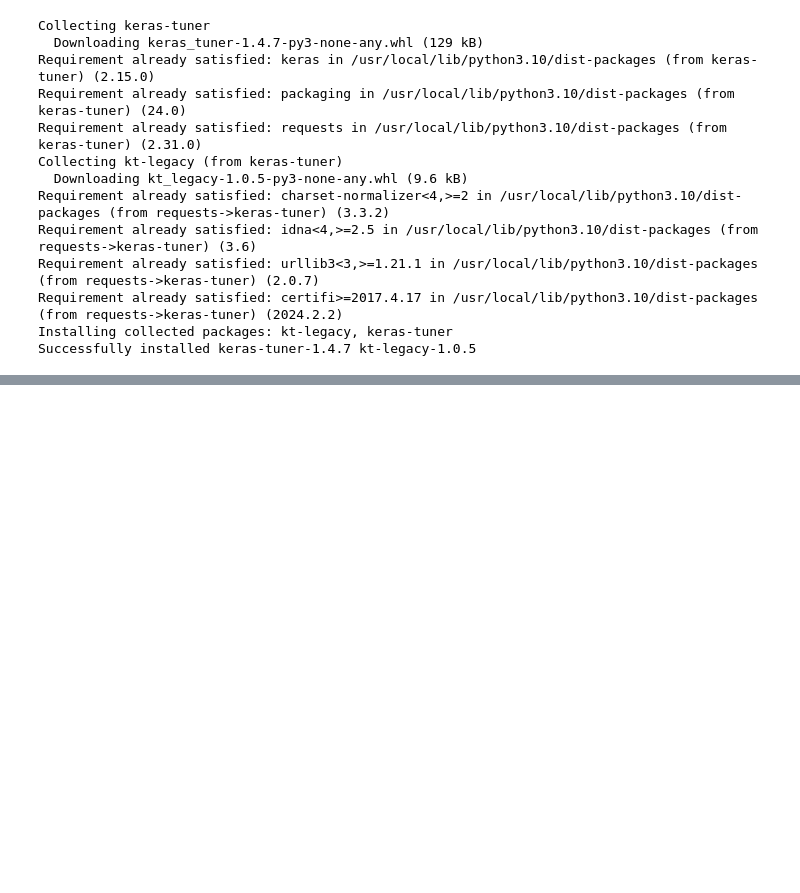
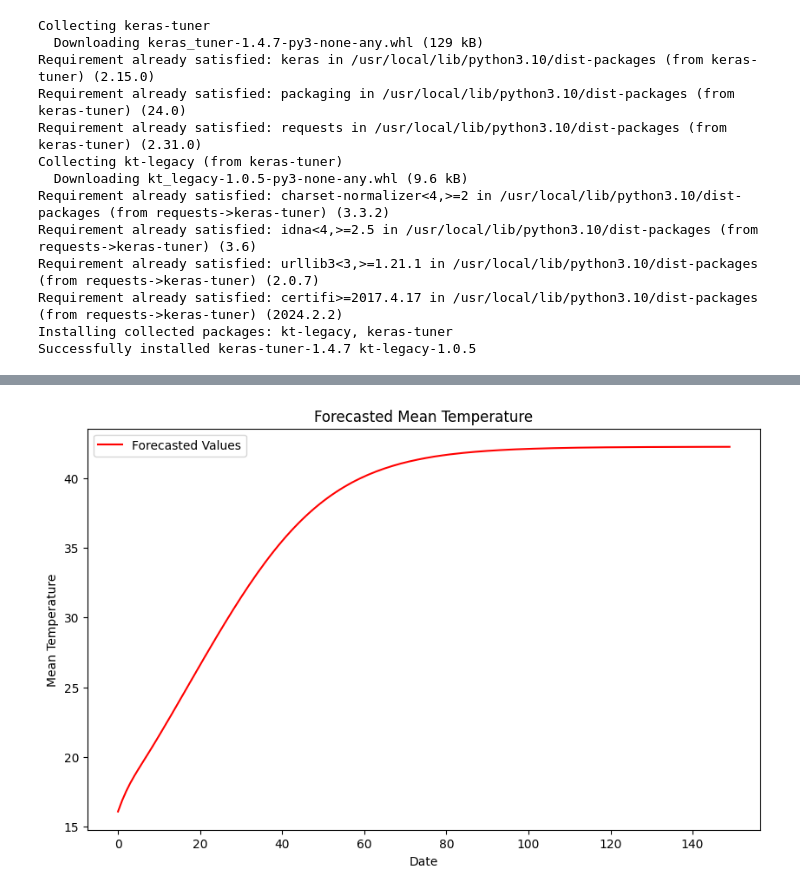
Before and after one commit to Rodizo/CS231N-Standford, a Jupyter notebook: Untitled12.ipynb, the cells around one changed output, grey strips where cells are left out. Drawn from its saved outputs; the diff is of its cells as text; code cells hidden in the pictures; blank space fills up the shorter version.

```diff
--- a/Untitled12.ipynb
+++ b/Untitled12.ipynb
@@ -184,0 +372,44 @@ Successfully installed keras-tuner-1.4.7 kt-legacy-1.0.5
+# %%
+import pandas as pd
+
+# Number of months to forecast
+num_months = 5
+
+# Prepare data for forecasting
+last_known_date = data.index[-1]  # Assuming the last date in your dataset is the most recent
+forecast_start_date = last_known_date + pd.DateOffset(days=1)
+forecast_end_date = forecast_start_date + pd.DateOffset(months=num_months)
+forecast_dates = pd.date_range(forecast_start_date, forecast_end_date, freq='D')
+
+# Initialize an array to store forecasted values
+forecasted_values = []
+
+# Normalize the last known values for input to the model
+last_known_values = data_scaled[-look_back:].reshape(1, look_back, n_features)
+
+# Forecast future values iteratively
+for _ in range(num_months * 30):  # Assuming 30 days per month
+    # Predict the next value using the model
+    next_value = model.predict(last_known_values)
+    forecasted_values.append(next_value[0, 0])
+
+    # Update last known values for the next prediction
+    last_known_values = np.roll(last_known_values, -1)
+    last_known_values[-1, -1, 0] = next_value
+
+# Inverse transform the forecasted values to their original scale
+forecasted_df = scaler.inverse_transform(np.array(forecasted_values).reshape(-1, 1))
+
+# Create a DataFrame with forecasted values and corresponding dates
+
+#forecast_df.set_index('Date', inplace=True)
+
+# Plot the forecasted values
+plt.figure(figsize=(10, 6))
+plt.plot(forecast_df.index, forecast_df['Forecasted_MeanTemp'], label='Forecasted Values', color='red')
+plt.title('Forecasted Mean Temperature')
+plt.xlabel('Date')
+plt.ylabel('Mean Temperature')
+plt.legend()
+plt.show()
+# %% [output]
@@ -184,0 +437 @@ Successfully installed keras-tuner-1.4.7 kt-legacy-1.0.5
+[figure, added]
```
Also changed, not shown: parts of 23 cells of this notebook.
